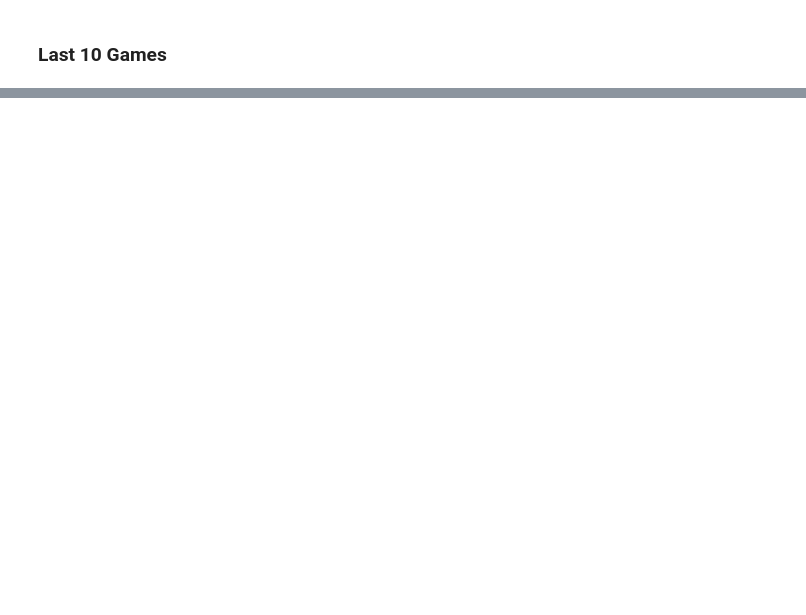
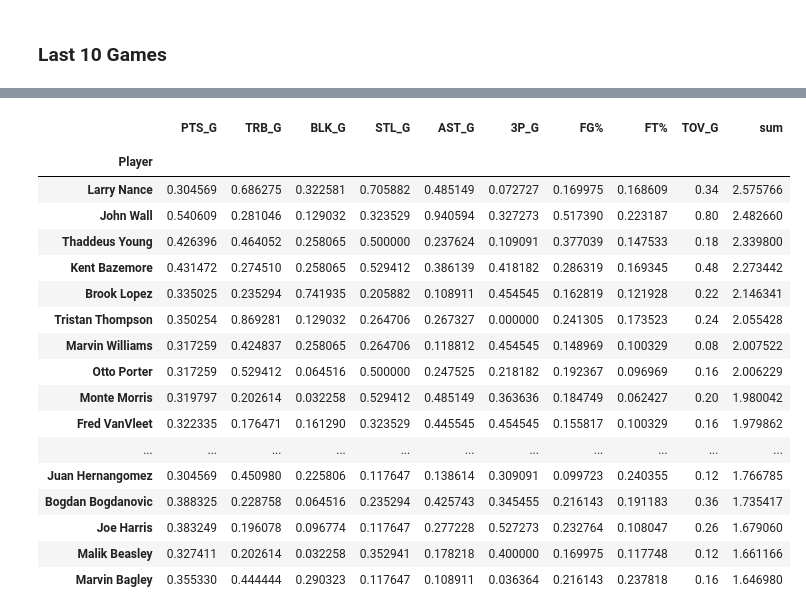
Before and after one commit to smtangen/personal_repository, a Jupyter notebook: Fantasy Basketball/FB_TeamTracker.ipynb, the cells around one changed output, grey strips where cells are left out. Saved outputs shown, nothing was run; the diff lists cells and outputs as text; code cells hidden in the pictures; blank space fills up the shorter version.

```diff
--- a/Fantasy Basketball/FB_TeamTracker.ipynb
+++ b/Fantasy Basketball/FB_TeamTracker.ipynb
@@ -203,0 +325,4 @@ data_group1[(data_group1["sum"] >= min(team_stats["sum"])) & (data_group1["sum"]
+# %%
+available_10 = data_group_10[~data_group_10.index.isin(rostered["Player"])]
+
+hide_toggle()
@@ -204 +331,23 @@ data_group1[(data_group1["sum"] >= min(team_stats["sum"])) & (data_group1["sum"]
+# %%
+available_10.sort_values(by='sum', ascending=False).head(25)
+# %% [output]
+|  | PTS_G | TRB_G | BLK_G | STL_G | AST_G | 3P_G | FG% | FT% | TOV_G | sum |
+|  |  |  |  |  |  |  |  |  |  |  |
+| Player |  |  |  |  |  |  |  |  |  |  |
+| Larry Nance | 0.304569 | 0.686275 | 0.322581 | 0.705882 | 0.485149 | 0.072727 | 0.169975 | 0.168609 | 0.34 | 2.575766 |
+| John Wall | 0.540609 | 0.281046 | 0.129032 | 0.323529 | 0.940594 | 0.327273 | 0.517390 | 0.223187 | 0.80 | 2.482660 |
+| Thaddeus Young | 0.426396 | 0.464052 | 0.258065 | 0.500000 | 0.237624 | 0.109091 | 0.377039 | 0.147533 | 0.18 | 2.339800 |
+| Kent Bazemore | 0.431472 | 0.274510 | 0.258065 | 0.529412 | 0.386139 | 0.418182 | 0.286319 | 0.169345 | 0.48 | 2.273442 |
+| Brook Lopez | 0.335025 | 0.235294 | 0.741935 | 0.205882 | 0.108911 | 0.454545 | 0.162819 | 0.121928 | 0.22 | 2.146341 |
+| Tristan Thompson | 0.350254 | 0.869281 | 0.129032 | 0.264706 | 0.267327 | 0.000000 | 0.241305 | 0.173523 | 0.24 | 2.055428 |
+| Marvin Williams | 0.317259 | 0.424837 | 0.258065 | 0.264706 | 0.118812 | 0.454545 | 0.148969 | 0.100329 | 0.08 | 2.007522 |
+| Otto Porter | 0.317259 | 0.529412 | 0.064516 | 0.500000 | 0.247525 | 0.218182 | 0.192367 | 0.096969 | 0.16 | 2.006229 |
+| Monte Morris | 0.319797 | 0.202614 | 0.032258 | 0.529412 | 0.485149 | 0.363636 | 0.184749 | 0.062427 | 0.20 | 1.980042 |
+| Fred VanVleet | 0.322335 | 0.176471 | 0.161290 | 0.323529 | 0.445545 | 0.454545 | 0.155817 | 0.100329 | 0.16 | 1.979862 |
+| ... | ... | ... | ... | ... | ... | ... | ... | ... | ... | ... |
+| Juan Hernangomez | 0.304569 | 0.450980 | 0.225806 | 0.117647 | 0.138614 | 0.309091 | 0.099723 | 0.240355 | 0.12 | 1.766785 |
+| Bogdan Bogdanovic | 0.388325 | 0.228758 | 0.064516 | 0.235294 | 0.425743 | 0.345455 | 0.216143 | 0.191183 | 0.36 | 1.735417 |
+| Joe Harris | 0.383249 | 0.196078 | 0.096774 | 0.117647 | 0.277228 | 0.527273 | 0.232764 | 0.108047 | 0.26 | 1.679060 |
+| Malik Beasley | 0.327411 | 0.202614 | 0.032258 | 0.352941 | 0.178218 | 0.400000 | 0.169975 | 0.117748 | 0.12 | 1.661166 |
+| Marvin Bagley | 0.355330 | 0.444444 | 0.290323 | 0.117647 | 0.108911 | 0.036364 | 0.216143 | 0.237818 | 0.16 | 1.646980 |
 # %%
```
Also changed, not shown: parts of 30 cells of this notebook.
